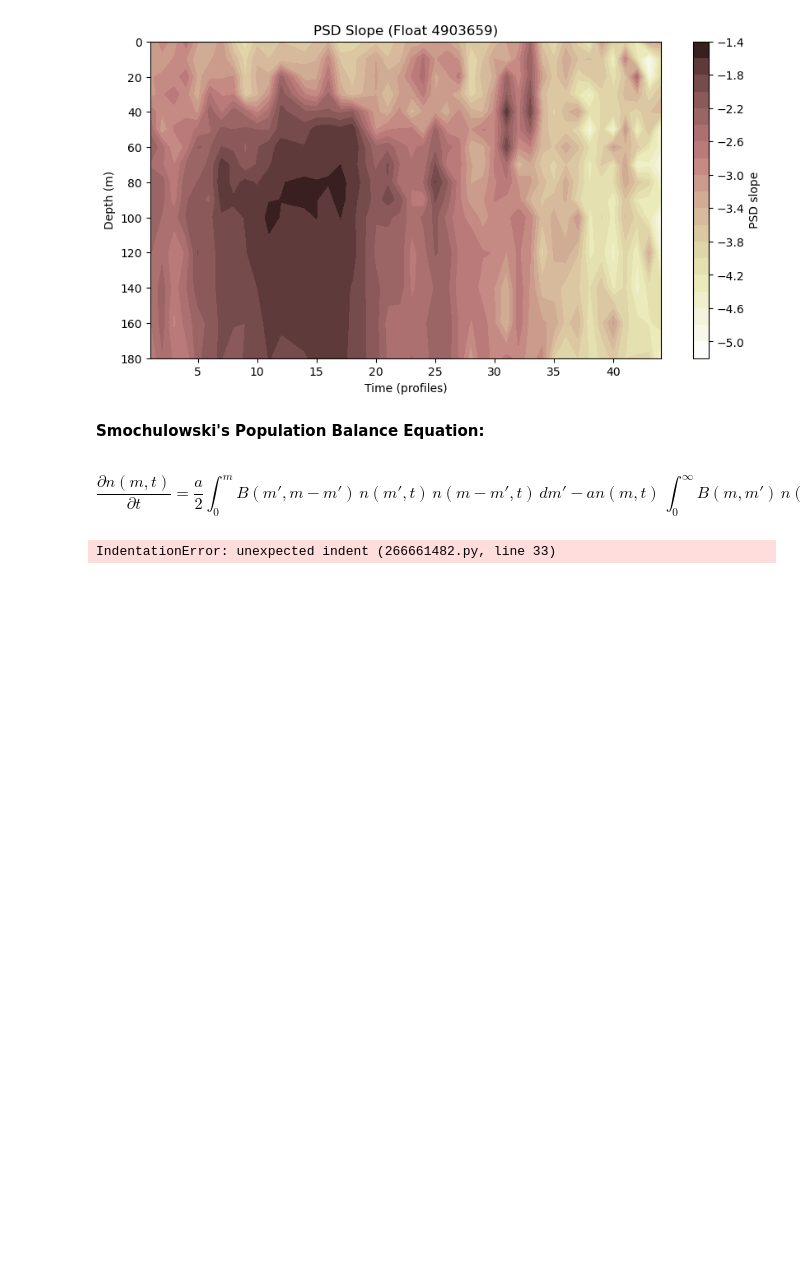
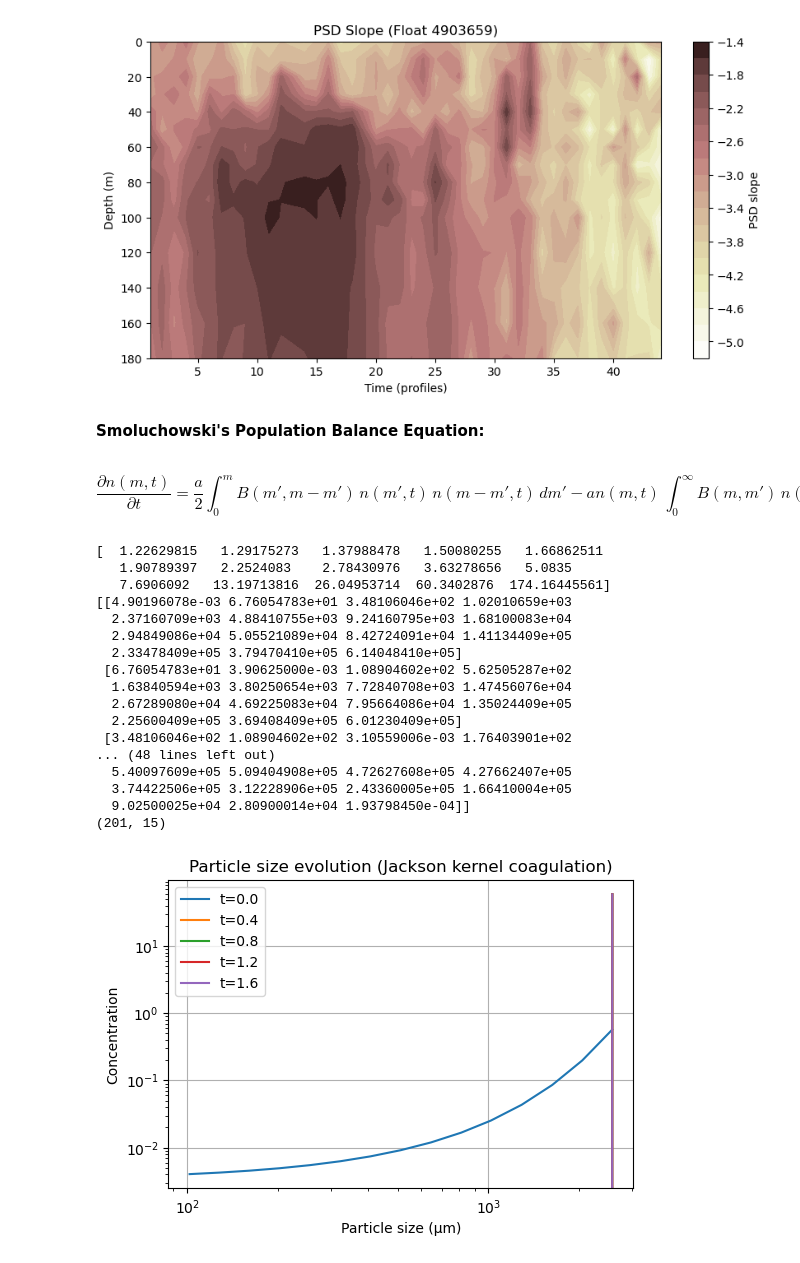
Before and after one commit to shodnett/agg_model_MSc, a Jupyter notebook: Agg_model.ipynb, the cells around one changed output. Drawn from its saved outputs; the diff is of its cells as text; code cells hidden in the pictures; blank space fills up the shorter version.

Commit message:
working through example of aggregation solution

```diff
--- a/Agg_model.ipynb
+++ b/Agg_model.ipynb
@@ -419,7 +419,7 @@ plt.show()
 [figure]
 [figure]
 # %% [markdown]
-**Smochulowski's Population Balance Equation:**
+**Smoluchowski's Population Balance Equation:**
 # %% [markdown]
 $$
 \frac{\partial n(m,t)}{\partial t}
@@ -427,27 +427,26 @@ $$
 - an(m,t)\,\int_0^\infty B(m, m')\, n(m',t)\, dm'
 $$
 # %%
-## STEADY STATE MODEL      add sinking and particle injection to formula
+## STEADY STATE MODEL      add sinking and particle injection to formula?
 
 # define state variables?
 
 # particle size classes
 
 
-# mld = point at which temp at 10 m
+# IMPORTANT: the below is an AI-generated script for solving the Smoluchowski equation for particle size evolution, for learning only. No inclusion of stickiness, density or mass conservation
+# Please do not rely solely on this, only use it to learn and check against literature and supervisor and develop model
 
-# IMPORTANT: the below is an AI-generated script for solving the Smochulowski equation for particle size evolution, for analysing only.
-# Please do not rely solely on this, only use it to learn and check against literature and develop model
 
-"""""
 # ------------------------------
 # 1. Define size bins
 # ------------------------------
-sizes = np.array([102,128,161,203,256,323,406,512,645,813,1020,1290,1630,2050,2580])
+sizes = np.array([102,128,161,203,256,323,406,512,645,813,1020,1290,1630,2050,2580])             # specifies size classes, using 15
 n = len(sizes)
 
-# Initial concentration (example: decreasing spectrum)
-C = np.exp(-sizes / 500)
+# Initial concentration (example)                                                                # exponentially increasing size spectrum of initial particle concentrations (sample concs)
+C = np.exp(sizes / 500)                                                                          # potentially here is where primary particles would go after calculating from backscatter?
+print(C)                                                                                         #
 C = C / C.sum()  # normalise
 
 # ------------------------------
@@ -460,30 +459,31 @@ def jackson_kernel(sizes):
 
     #You can customise this based on physics
     """
-    K = np.zeros((n, n))
-
-    for i in range(n):
+    K = np.zeros((n, n))                                                                         # creates a matrix of zeroes the same shape as the size classes, which will be filled with
+                                                                                                 # the aggregation rates between different size classes
+    for i in range(n):                                                                           # then the collision rate for every pair of sizes is computed and put into the matrix?
         for j in range(n):
             # Example components
             brownian = 1 / (sizes[i] + sizes[j])
-            shear = abs(sizes[i] - sizes[j]) / (sizes[i] + sizes[j])
+            shear = abs(sizes[i] - sizes[j]) / (sizes[i] + sizes[j])                             # don't know if this is correct to be dependent on size difference, would have thought it's based on turbulence energy?
             differential_settling = (sizes[i]**2 - sizes[j]**2)**2 / (sizes[i] + sizes[j])**2
 
             # Combine terms (weights adjustable)
-            K[i, j] = brownian + 0.1 * shear + 0.01 * differential_settling
+            K[i, j] = brownian + 0.01 * shear + 0.1 * differential_settling
 
     return K
 
 K = jackson_kernel(sizes)
+print(K)
 
 # ------------------------------
 # 3. Time stepping
 # ------------------------------
-dt = 0.01
+dt = 0.01                                                                                        # presumably could amend this to be over depth step initially for steady state model?
 t_end = 2.0
 n_steps = int(t_end / dt)
 
-C_history = [C.copy()]
+C_history = [C.copy()]                                                                           # stores initial concentration distribution of particles
 
 for step in range(n_steps):
     dC = np.zeros_like(C)
@@ -493,9 +493,9 @@ for step in range(n_steps):
         gain = 0
         for i in range(n):
             for j in range(n):
-                if min(i+j, n-1) == k:  # bin mapping
+                if min(i+j, n-1) == k:  # bin mapping                                            # as size i + size j may not necessarily equal size k so there is some sorting into that bin?
                     gain += K[i, j] * C[i] * C[j]
-        dC[k] += 0.5 * gain
+        dC[k] += 0.5 * gain                                                                      # prevents double counting of particles, e.g. i+j and j+i are the same event
 
     # Loss term
     for k in range(n):
@@ -504,35 +504,56 @@ for step in range(n_steps):
             loss += K[k, j] * C[j]
         dC[k] -= C[k] * loss
 
     # Update concentrations
     C = C + dt * dC
     C = np.maximum(C, 0)  # prevent negatives
 
     C_history.append(C.copy())
 
 C_history = np.array(C_history)
+print(np.shape(C_history))                                                                       # produces 200 timesteps of concentration for each size class
 
 # ------------------------------
 # 4. Plot results
 # ------------------------------
 plt.figure(figsize=(6, 4))
 
 for i in range(0, n_steps, int(n_steps/5)):
     plt.plot(sizes, C_history[i], label=f"t={i*dt:.1f}")
 
 plt.xlabel("Particle size (µm)")
 plt.ylabel("Concentration")
 plt.title("Particle size evolution (Jackson kernel coagulation)")
 plt.legend()
 plt.xscale("log")
 plt.yscale("log")
 plt.grid()
 
 plt.show()
 
-"""""
+
+
+# needs to have a diagnostic figure similar to the cross-sectional area plot below
+# and likely one for checking mass conservation too, i.e. sum of all particle masses should remain constant
 # %% [output]
-IndentationError: unexpected indent (266661482.py, line 33)
+[  1.22629815   1.29175273   1.37988478   1.50080255   1.66862511
+   1.90789397   2.2524083    2.78430976   3.63278656   5.0835
+   7.6906092   13.19713816  26.04953714  60.3402876  174.16445561]
+[[4.90196078e-03 6.76054783e+01 3.48106046e+02 1.02010659e+03
+  2.37160709e+03 4.88410755e+03 9.24160795e+03 1.68100083e+04
+  2.94849086e+04 5.05521089e+04 8.42724091e+04 1.41134409e+05
+  2.33478409e+05 3.79470410e+05 6.14048410e+05]
+ [6.76054783e+01 3.90625000e-03 1.08904602e+02 5.62505287e+02
+  1.63840594e+03 3.80250654e+03 7.72840708e+03 1.47456076e+04
+  2.67289080e+04 4.69225083e+04 7.95664086e+04 1.35024409e+05
+  2.25600409e+05 3.69408409e+05 6.01230409e+05]
+ [3.48106046e+02 1.08904602e+02 3.10559006e-03 1.76403901e+02
+... (48 lines left out)
+  5.40097609e+05 5.09404908e+05 4.72627608e+05 4.27662407e+05
+  3.74422506e+05 3.12228906e+05 2.43360005e+05 1.66410004e+05
+  9.02500025e+04 2.80900014e+04 1.93798450e-04]]
+(201, 15)
+[figure, added]
 # %%
 ## OBSERVATIONAL DATA DEPTH PROFILE (DIAGNOSTIC FIGURE)
 
```
Also changed, not shown: parts of 1 cell of this notebook.
